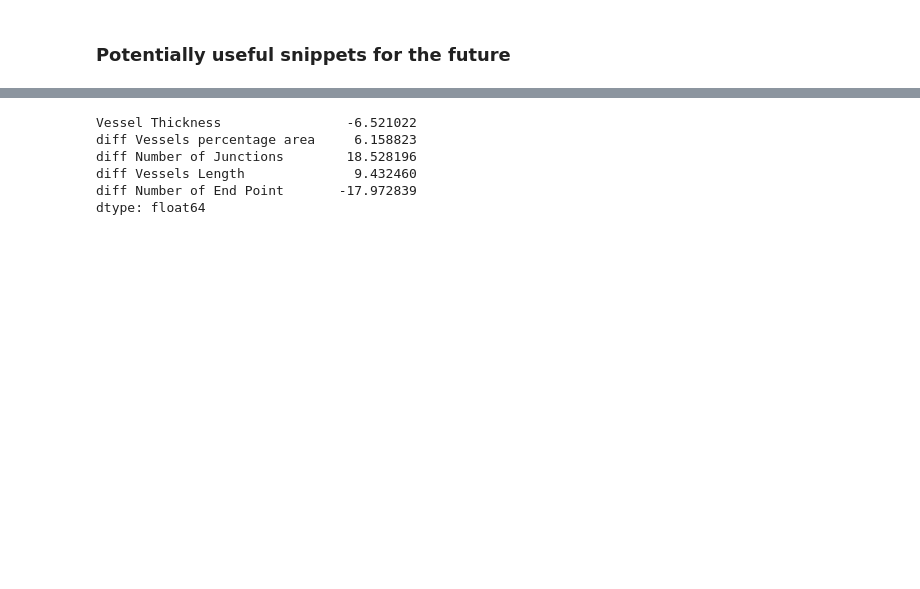
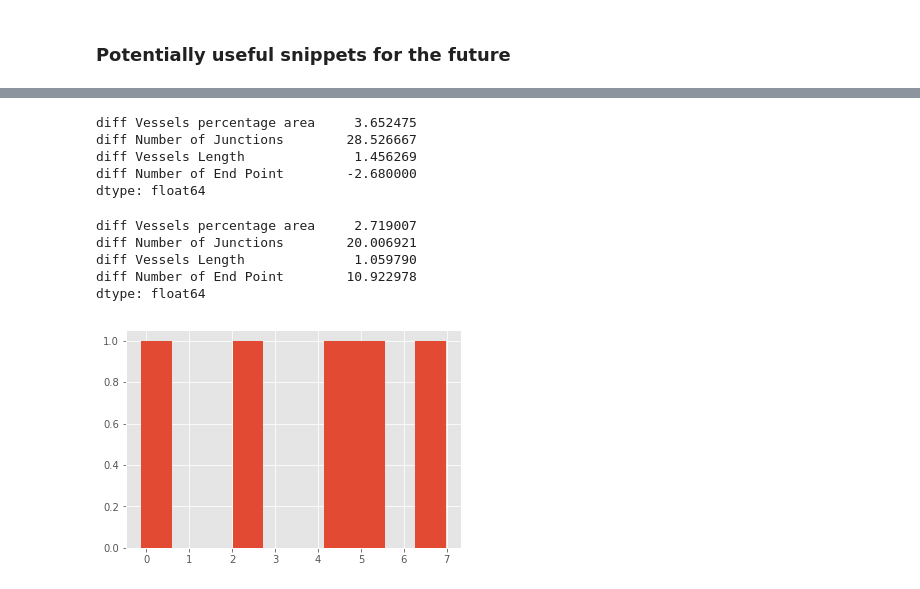
Before and after one commit to MixedIndentations/Angiogenesis-Density, a Jupyter notebook: RetinalCells-PairedTtest.ipynb, the cells around one changed output, grey strips where cells are left out. Cells and saved outputs as stored; diff of their text form; code cells hidden in the pictures; blank space fills up the shorter version.

```diff
--- a/RetinalCellsWithAngioTool.ipynb
+++ b/RetinalCells-PairedTtest.ipynb
@@ -468,9 +534,21 @@ normdiffdata
 # %%
-normdiffdata.mean()
+diffdata.mean()
 # %% [output]
-Vessel Thickness                -6.521022
-diff Vessels percentage area     6.158823
-diff Number of Junctions        18.528196
-diff Vessels Length              9.432460
-diff Number of End Point       -17.972839
+diff Vessels percentage area     3.652475
+diff Number of Junctions        28.526667
+diff Vessels Length              1.456269
+diff Number of End Point        -2.680000
 dtype: float64
+# %%
+diffdata.std()
+# %% [output]
+diff Vessels percentage area     2.719007
+diff Number of Junctions        20.006921
+diff Vessels Length              1.059790
+diff Number of End Point        10.922978
+dtype: float64
+# %%
+diffdata['diff Vessels percentage area'].hist()
+plt.show()
+# %% [output]
+[figure, added]
```
Also changed, not shown: parts of 43 cells of this notebook.
